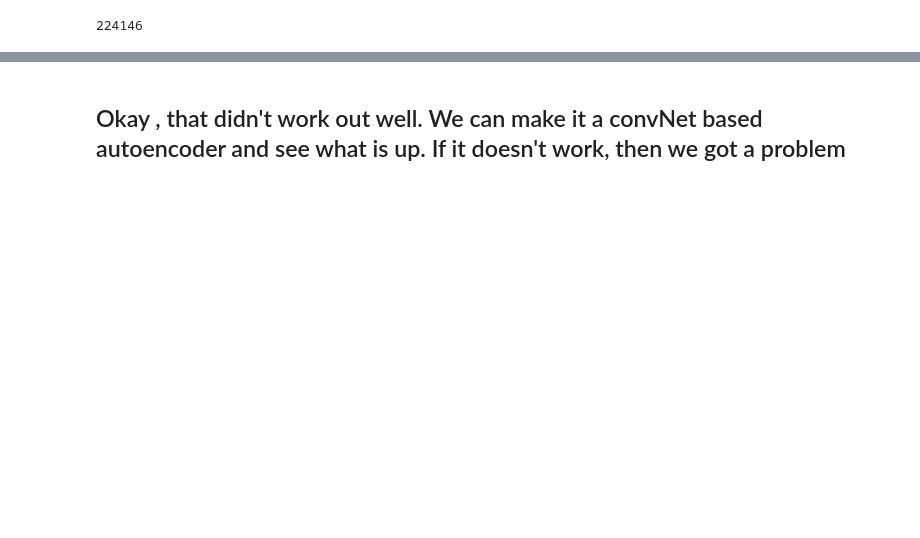
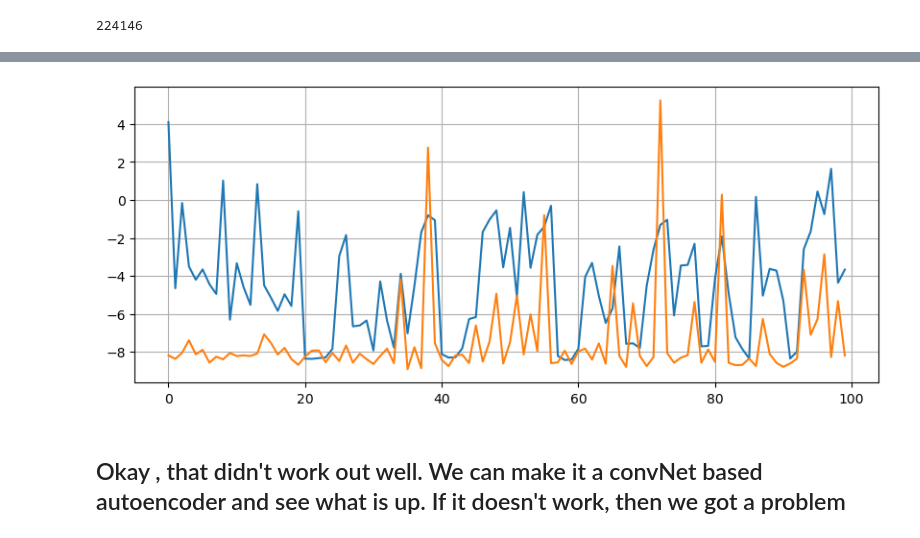
Before and after one commit to monowaranjum/TC3_REP_LEARNING, a Jupyter notebook: Prov2Vec.ipynb, the cells around one changed output, grey strips where cells are left out. Drawn from its saved outputs; the diff is of its cells as text; code cells hidden in the pictures; blank space fills up the shorter version.

```diff
--- a/Prov2Vec.ipynb
+++ b/Prov2Vec.ipynb
@@ -344,17 +357,17 @@ _________________________________________________________________
 # %%
 total_dataset_length = 224146
 
-training_length = 200000
-validation_length = 24146
+training_length = 180000
+validation_length = 44146
 
 training_data = subject_list[:training_length]
 validation_data = subject_list[training_length:]
 
-train_seq_generator = generator(training_data, encoding_scheme=None, batch_size=32, sequence_size=31)
-valid_seq_generator = generator(validation_data, encoding_scheme=None, batch_size=32, sequence_size=31)
+train_seq_generator = generator(training_data, encoding_scheme='sine', batch_size=64, sequence_size=63)
+valid_seq_generator = generator(validation_data, encoding_scheme='sine', batch_size=64, sequence_size=63)
 # %%
-autoencoder.compile(loss=tf.keras.losses.MSE, optimizer=tf.keras.optimizers.Adam(learning_rate=1e-04), metrics=[tf.keras.metrics.Accuracy()])
+autoencoder.compile(loss=tf.keras.losses.MSE, optimizer=tf.keras.optimizers.Adam(learning_rate=1e-04))
 # %%
-history = autoencoder.fit_generator(train_seq_generator, steps_per_epoch=100, epochs=100, validation_data = valid_seq_generator, validation_steps=10)
+history = autoencoder.fit_generator(train_seq_generator, steps_per_epoch=1000, epochs=100, validation_data = valid_seq_generator, validation_steps=50)
 # %% [output]
 Epoch 1/100
@@ -377,2 +390,14 @@ Epoch 100/100
+# %%
+training_loss = history.history['loss'][:]
+val_los = history.history['val_loss'][:]
+# %%
+plt.figure(figsize=(10,4))
+plt.grid()
+plt.plot(np.log(training_loss))
+plt.plot(np.log(val_los))
+
+plt.show()
+# %% [output]
+[figure, added]
 # %% [markdown]
 ## Okay , that didn't work out well. We can make it a convNet based autoencoder and see what is up. If it doesn't work, then we got a problem
```
Also changed, not shown: parts of 18 cells of this notebook.
